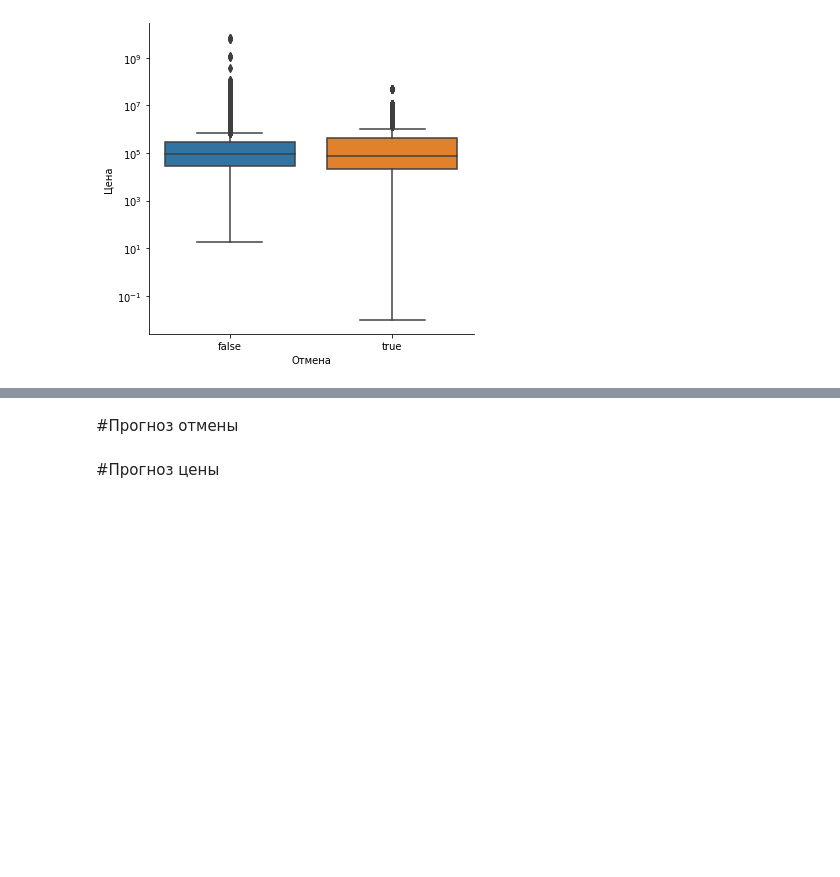
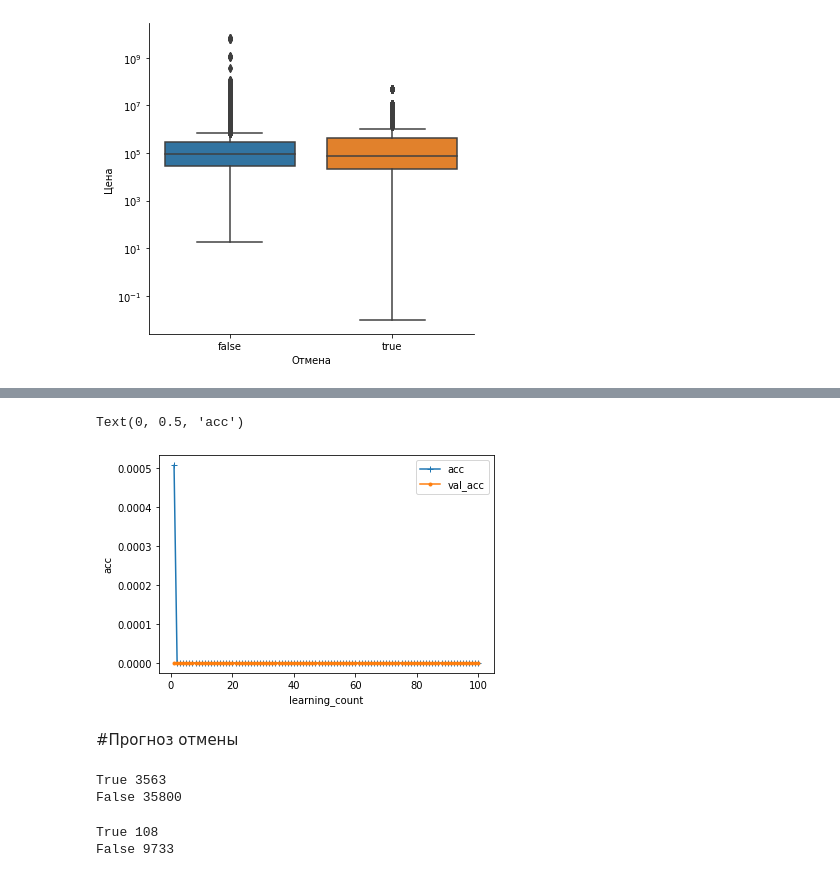
Before and after one commit to danil99152/prediction-of-government-tenders, a Jupyter notebook: auction_prediction.ipynb, the cells around one changed output, grey strips where cells are left out. Drawn from its saved outputs; the diff is of its cells as text; code cells hidden in the pictures; blank space fills up the shorter version.

Commit message:
Добавлено предсказание цены (результат не очень) и отмены заявки

```diff
--- a/auction_prediction.ipynb
+++ b/auction_prediction.ipynb
@@ -320,4 +539,16 @@ gc.collect()
+# %%
+loss = history.history["accuracy"]
+val_loss = history.history["val_accuracy"]
+
+learning_count = len(loss)+1
+
+plt.plot(range(1,learning_count),loss,marker = "+",label = "acc")
+plt.plot(range(1,learning_count),val_loss,marker = ".",label = "val_acc")
+plt.legend(loc = "best",fontsize = 10)
+plt.xlabel("learning_count")
+plt.ylabel("acc")
+# %% [output]
+Text(0, 0.5, 'acc')
+[figure, added]
 # %% [markdown]
 #Прогноз отмены
-# %% [markdown]
-#Прогноз цены
@@ -323,0 +558,12 @@ gc.collect()
+# %%
+print('True', len(y_train[y_train == True].index))
+print('False', len(y_train[y_train == False].index))
+# %% [output]
+True 3563
+False 35800
+# %%
+print('True', len(y_test[y_test == True].index))
+print('False', len(y_test[y_test == False].index))
+# %% [output]
+True 108
+False 9733
```
Also changed, not shown: parts of 32 cells of this notebook.
